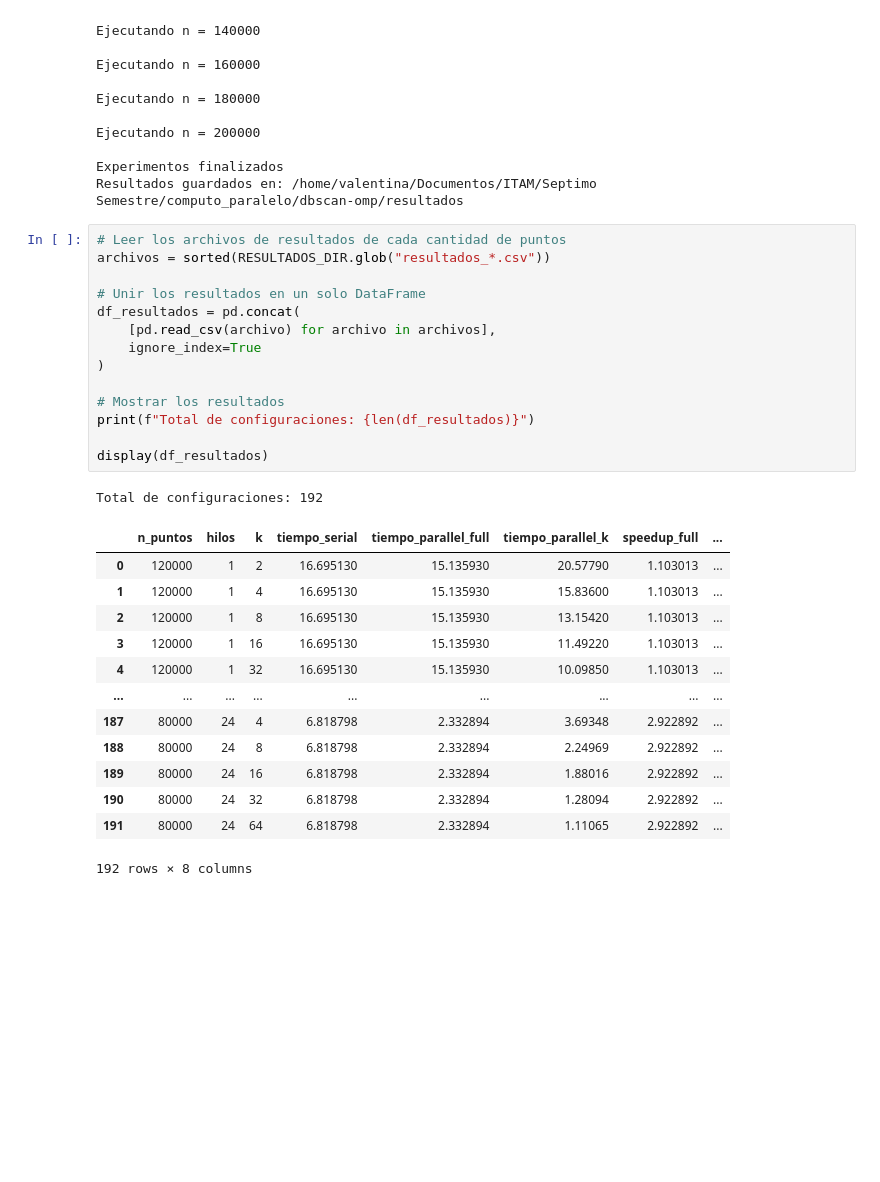
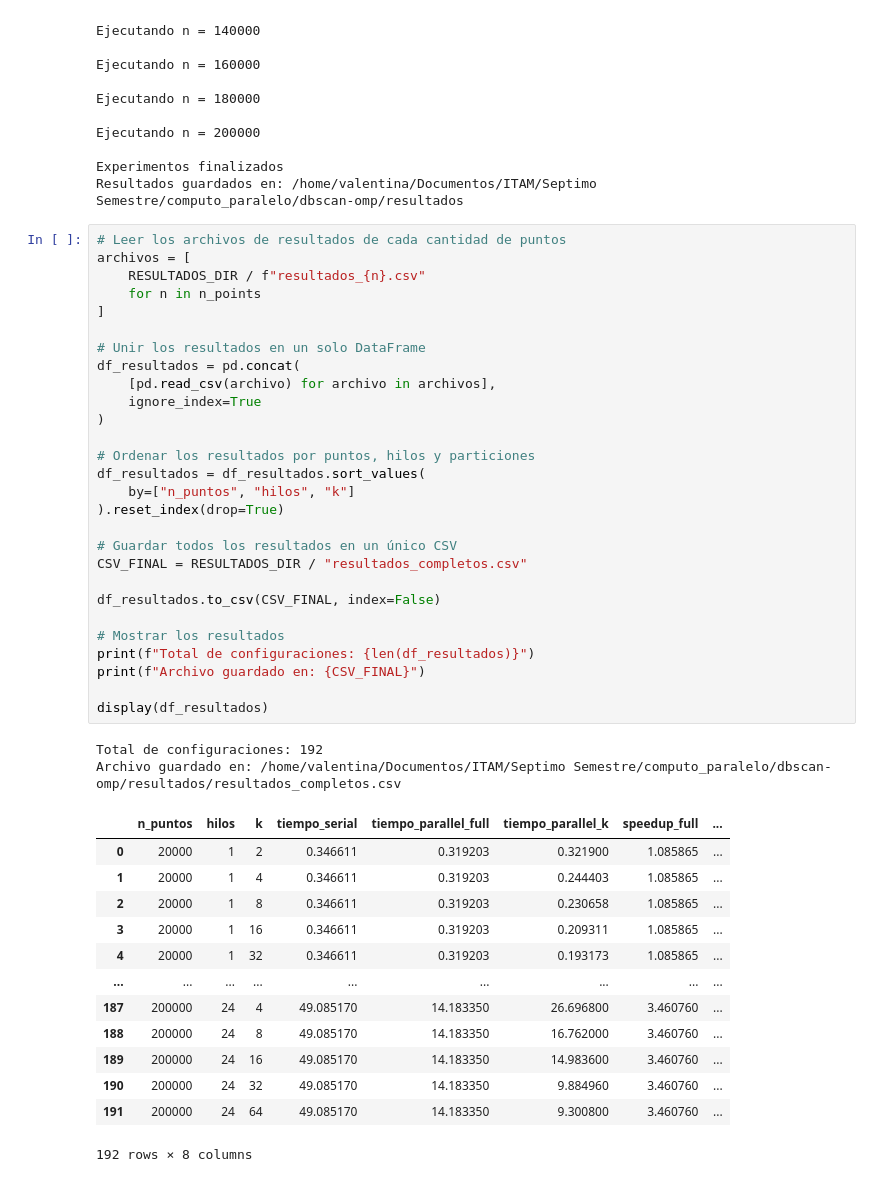
Before and after one commit to vpinedab/dbscan-omp, a Jupyter notebook: notebook/DBSCAN_noise_pruebas.ipynb, the cells around one changed output. Drawn from its saved outputs; the diff is of its cells as text; blank space fills up the shorter version.

```diff
--- a/notebook/DBSCAN_noise_pruebas.ipynb
+++ b/notebook/DBSCAN_noise_pruebas.ipynb
@@ -323,30 +323,45 @@ Experimentos finalizados
 Resultados guardados en: /home/valentina/Documentos/ITAM/Septimo Semestre/computo_paralelo/dbscan-omp/resultados
 # %%
 # Leer los archivos de resultados de cada cantidad de puntos
-archivos = sorted(RESULTADOS_DIR.glob("resultados_*.csv"))
+archivos = [
+    RESULTADOS_DIR / f"resultados_{n}.csv"
+    for n in n_points
+]
 
 # Unir los resultados en un solo DataFrame
 df_resultados = pd.concat(
     [pd.read_csv(archivo) for archivo in archivos],
     ignore_index=True
 )
 
+# Ordenar los resultados por puntos, hilos y particiones
+df_resultados = df_resultados.sort_values(
+    by=["n_puntos", "hilos", "k"]
+).reset_index(drop=True)
+
+# Guardar todos los resultados en un único CSV
+CSV_FINAL = RESULTADOS_DIR / "resultados_completos.csv"
+
+df_resultados.to_csv(CSV_FINAL, index=False)
+
 # Mostrar los resultados
 print(f"Total de configuraciones: {len(df_resultados)}")
+print(f"Archivo guardado en: {CSV_FINAL}")
 
 display(df_resultados)
 # %% [output]
 Total de configuraciones: 192
+Archivo guardado en: /home/valentina/Documentos/ITAM/Septimo Semestre/computo_paralelo/dbscan-omp/resultados/resultados_completos.csv
 |  | n_puntos | hilos | k | tiempo_serial | tiempo_parallel_full | tiempo_parallel_k | speedup_full | ... |
-| 0 | 120000 | 1 | 2 | 16.695130 | 15.135930 | 20.57790 | 1.103013 | ... |
-| 1 | 120000 | 1 | 4 | 16.695130 | 15.135930 | 15.83600 | 1.103013 | ... |
-| 2 | 120000 | 1 | 8 | 16.695130 | 15.135930 | 13.15420 | 1.103013 | ... |
-| 3 | 120000 | 1 | 16 | 16.695130 | 15.135930 | 11.49220 | 1.103013 | ... |
-| 4 | 120000 | 1 | 32 | 16.695130 | 15.135930 | 10.09850 | 1.103013 | ... |
+| 0 | 20000 | 1 | 2 | 0.346611 | 0.319203 | 0.321900 | 1.085865 | ... |
+| 1 | 20000 | 1 | 4 | 0.346611 | 0.319203 | 0.244403 | 1.085865 | ... |
+| 2 | 20000 | 1 | 8 | 0.346611 | 0.319203 | 0.230658 | 1.085865 | ... |
+| 3 | 20000 | 1 | 16 | 0.346611 | 0.319203 | 0.209311 | 1.085865 | ... |
+| 4 | 20000 | 1 | 32 | 0.346611 | 0.319203 | 0.193173 | 1.085865 | ... |
 | ... | ... | ... | ... | ... | ... | ... | ... | ... |
-| 187 | 80000 | 24 | 4 | 6.818798 | 2.332894 | 3.69348 | 2.922892 | ... |
-| 188 | 80000 | 24 | 8 | 6.818798 | 2.332894 | 2.24969 | 2.922892 | ... |
-| 189 | 80000 | 24 | 16 | 6.818798 | 2.332894 | 1.88016 | 2.922892 | ... |
-| 190 | 80000 | 24 | 32 | 6.818798 | 2.332894 | 1.28094 | 2.922892 | ... |
-| 191 | 80000 | 24 | 64 | 6.818798 | 2.332894 | 1.11065 | 2.922892 | ... |
+| 187 | 200000 | 24 | 4 | 49.085170 | 14.183350 | 26.696800 | 3.460760 | ... |
+| 188 | 200000 | 24 | 8 | 49.085170 | 14.183350 | 16.762000 | 3.460760 | ... |
+| 189 | 200000 | 24 | 16 | 49.085170 | 14.183350 | 14.983600 | 3.460760 | ... |
+| 190 | 200000 | 24 | 32 | 49.085170 | 14.183350 | 9.884960 | 3.460760 | ... |
+| 191 | 200000 | 24 | 64 | 49.085170 | 14.183350 | 9.300800 | 3.460760 | ... |
 192 rows × 8 columns
```
Also changed, not shown: parts of 5 cells of this notebook, 3 other files.
